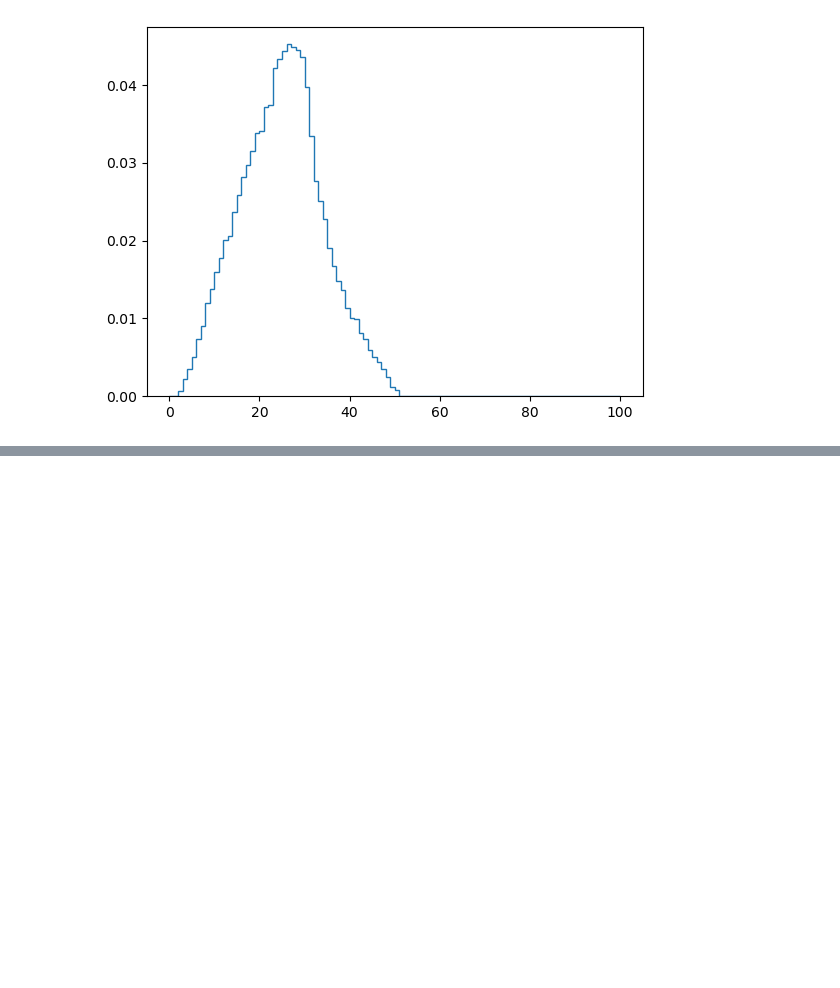
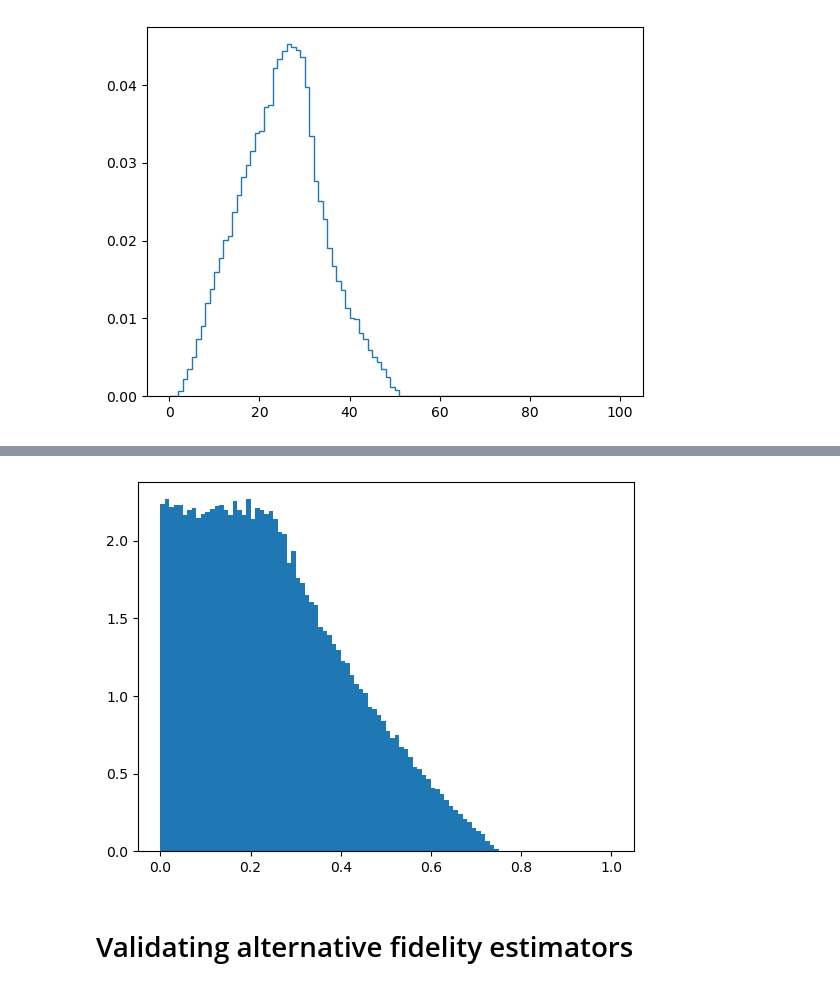
Before and after one commit to jkwiecien765/WernerTomography2, a Jupyter notebook: werner.ipynb, the cells around one changed output, grey strips where cells are left out. Saved outputs shown, nothing was run; the diff lists cells and outputs as text; code cells hidden in the pictures; blank space fills up the shorter version.

Commit message:
Working on fidelity measures

```diff
--- a/werner.ipynb
+++ b/werner.ipynb
@@ -986,0 +994,6 @@ def unite_data(name):
+# %%
+pio6.histogram()
+# %% [output]
+[figure, added]
+# %% [markdown]
+# Validating alternative fidelity estimators
```
Also changed, not shown: parts of 3 cells of this notebook, 3 other files.
